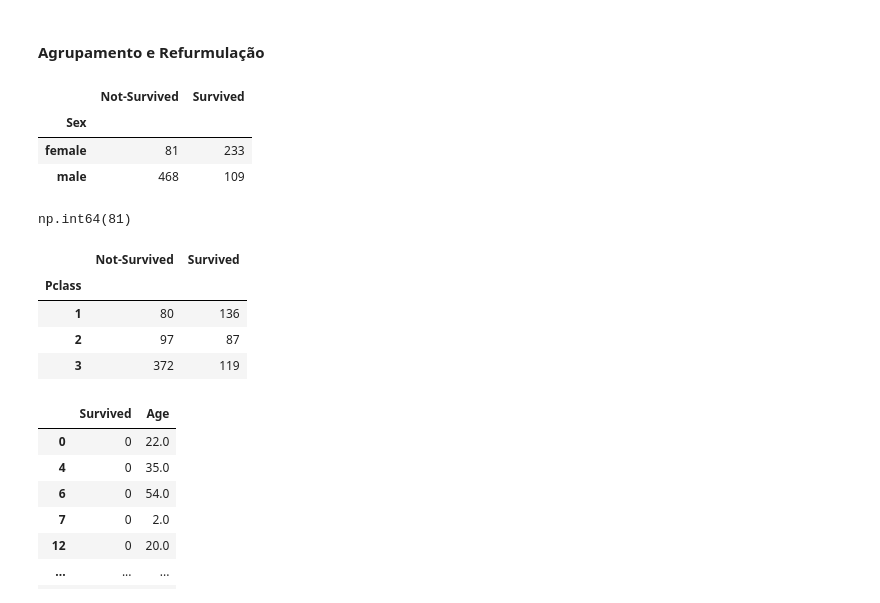
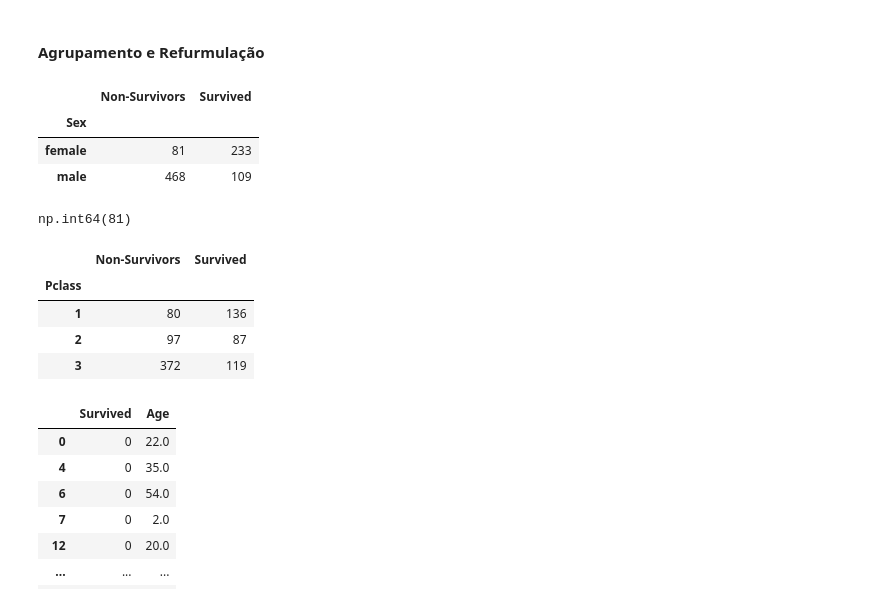
Before and after one commit to WesleyAlvesDS/Projetos, a Jupyter notebook: ProjetoTitanic/titanic_analitcs.ipynb, the cells around one changed output. Cells and saved outputs as stored; diff of their text form; code cells hidden in the pictures.

```diff
--- a/ProjetoTitanic/titanic_analitcs.ipynb
+++ b/ProjetoTitanic/titanic_analitcs.ipynb
@@ -148,15 +148,15 @@ pandas.core.frame.DataFrame
 # %%
 survived_by_sex = new_df.groupby(['Survived', 'Sex']).size().reset_index(name='Value') # Agrupando as colunas
 survived_by_sex = survived_by_sex.pivot(index='Sex',columns='Survived',values='Value') # Reformulação do novo DataFrame
-survived_by_sex.rename(columns={0:'Not-Survived',1:'Survived'},inplace=True) # Renomeando as novas Colunas
+survived_by_sex.rename(columns={0:'Non-Survivors',1:'Survived'},inplace=True) # Renomeando as novas Colunas
 survived_by_sex.columns.name = None # Removendo o nome da primeira coluna
 filters = new_df[(new_df['Survived'] == 0) & (new_df['Sex'] == 'female')] # Fazendo um filtro
 filterss = new_df.query("Survived == 0 and Sex == 'female'") #fazendo o mesmo filtro com o query()
 count = filters['Sex'].count()  # Verificando se os resultados bateram com o Dataframe 'survided_df'
 display(survived_by_sex) # Exibindo no novo DataFrame
 display(count) # Visualizando o count
 # %% [output]
-|  | Not-Survived | Survived |
+|  | Non-Survivors | Survived |
 | Sex |  |  |
 | female | 81 | 233 |
 | male | 468 | 109 |
@@ -165,10 +165,10 @@ np.int64(81)
 survived_by_class = new_df.groupby(['Survived','Pclass']).size().reset_index(name='Value')
 survived_by_class = survived_by_class.pivot(index='Pclass',columns='Survived',values='Value')
 survived_by_class.columns.name = 0
-survived_by_class.rename(columns={0: 'Not-Survived', 1: 'Survived'}, inplace=True)
+survived_by_class.rename(columns={0: 'Non-Survivors', 1: 'Survived'}, inplace=True)
 display(survived_by_class)
 # %% [output]
-|  | Not-Survived | Survived |
+|  | Non-Survivors | Survived |
 | Pclass |  |  |
 | 1 | 80 | 136 |
 | 2 | 97 | 87 |
```
Also changed, not shown: parts of 7 cells of this notebook.
